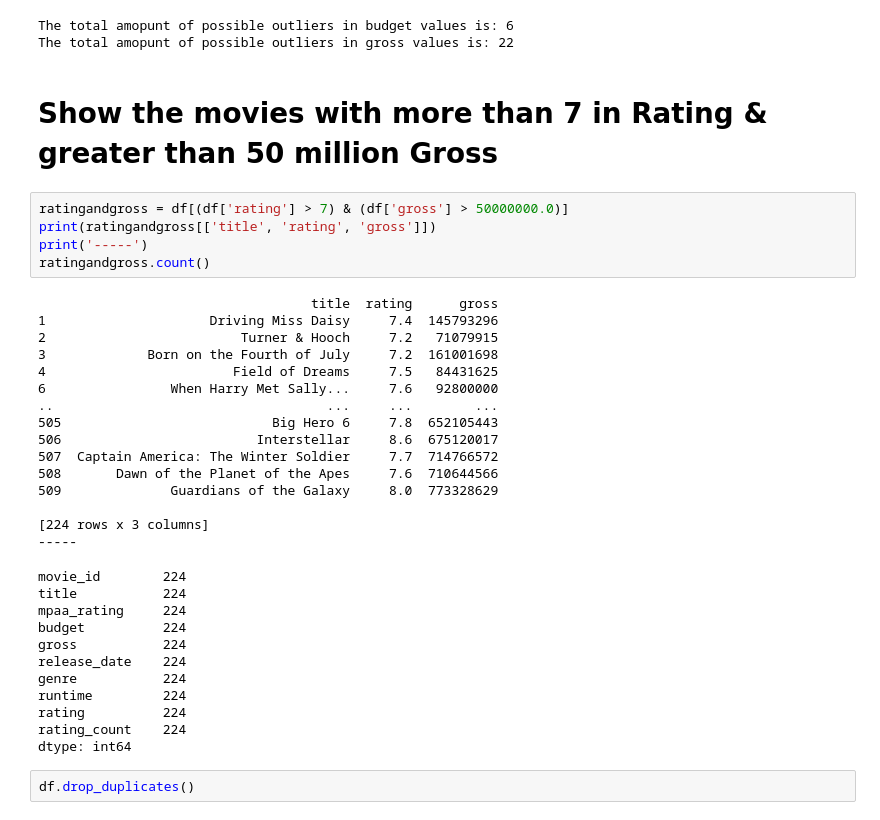
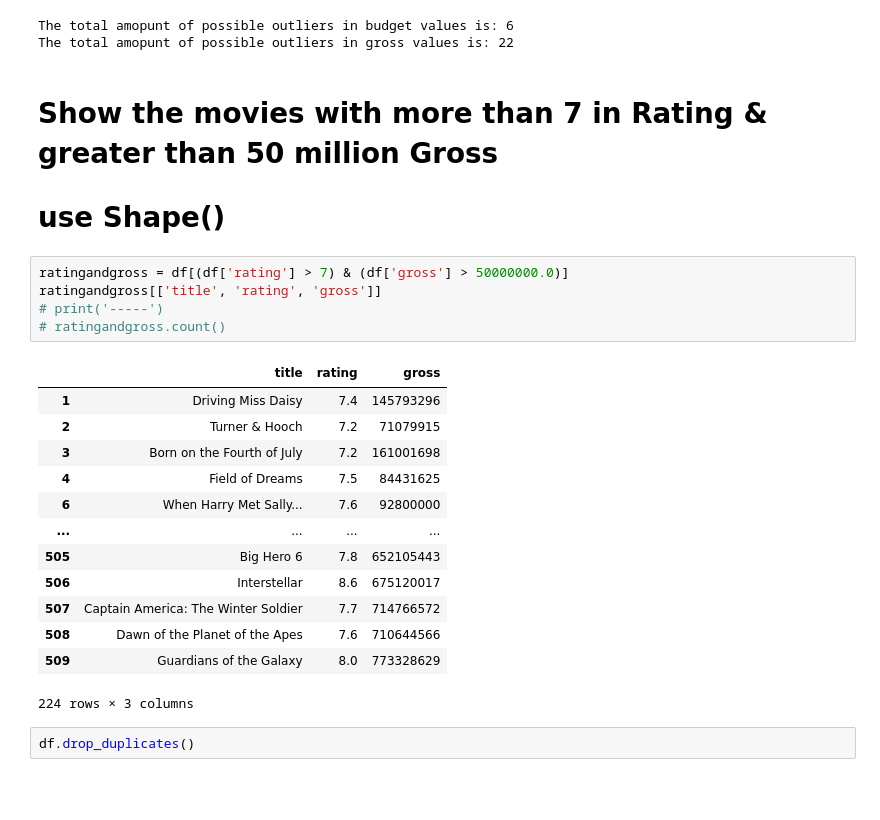
Before and after one commit to marcosmicozzi/Movies-Projekt, a Jupyter notebook: m1p1s4_.ipynb, the cells around one changed output. Cells and saved outputs as stored; diff of their text form; blank space fills up the shorter version.

```diff
--- a/m1p1s4_.ipynb
+++ b/m1p1s4_.ipynb
@@ -295,38 +295,27 @@ The total amopunt of possible outliers in budget values is: 6
 The total amopunt of possible outliers in gross values is: 22
 # %% [markdown]
 # Show the movies with more than 7 in Rating & greater than 50 million Gross
+
+# use Shape()
 # %%
 ratingandgross = df[(df['rating'] > 7) & (df['gross'] > 50000000.0)]
-print(ratingandgross[['title', 'rating', 'gross']])
-print('-----')
-ratingandgross.count()
+ratingandgross[['title', 'rating', 'gross']]
+# print('-----')
+# ratingandgross.count()
 # %% [output]
+|  | title | rating | gross |
+| 1 | Driving Miss Daisy | 7.4 | 145793296 |
+| 2 | Turner & Hooch | 7.2 | 71079915 |
+| 3 | Born on the Fourth of July | 7.2 | 161001698 |
+| 4 | Field of Dreams | 7.5 | 84431625 |
+| 6 | When Harry Met Sally... | 7.6 | 92800000 |
+| ... | ... | ... | ... |
+| 505 | Big Hero 6 | 7.8 | 652105443 |
+| 506 | Interstellar | 8.6 | 675120017 |
+| 507 | Captain America: The Winter Soldier | 7.7 | 714766572 |
+| 508 | Dawn of the Planet of the Apes | 7.6 | 710644566 |
+| 509 | Guardians of the Galaxy | 8.0 | 773328629 |
-                                   title  rating      gross
-1                     Driving Miss Daisy     7.4  145793296
-2                         Turner & Hooch     7.2   71079915
-3             Born on the Fourth of July     7.2  161001698
-4                        Field of Dreams     7.5   84431625
-6                When Harry Met Sally...     7.6   92800000
-..                                   ...     ...        ...
-505                           Big Hero 6     7.8  652105443
-506                         Interstellar     8.6  675120017
-507  Captain America: The Winter Soldier     7.7  714766572
-508       Dawn of the Planet of the Apes     7.6  710644566
-509              Guardians of the Galaxy     8.0  773328629
-
-[224 rows x 3 columns]
------
+224 rows × 3 columns
-movie_id        224
-title           224
-mpaa_rating     224
-budget          224
-gross           224
-release_date    224
-genre           224
-runtime         224
-rating          224
-rating_count    224
-dtype: int64
 # %%
 df.drop_duplicates()
 # %% [output]
```
Also changed, not shown: parts of 14 cells of this notebook.
